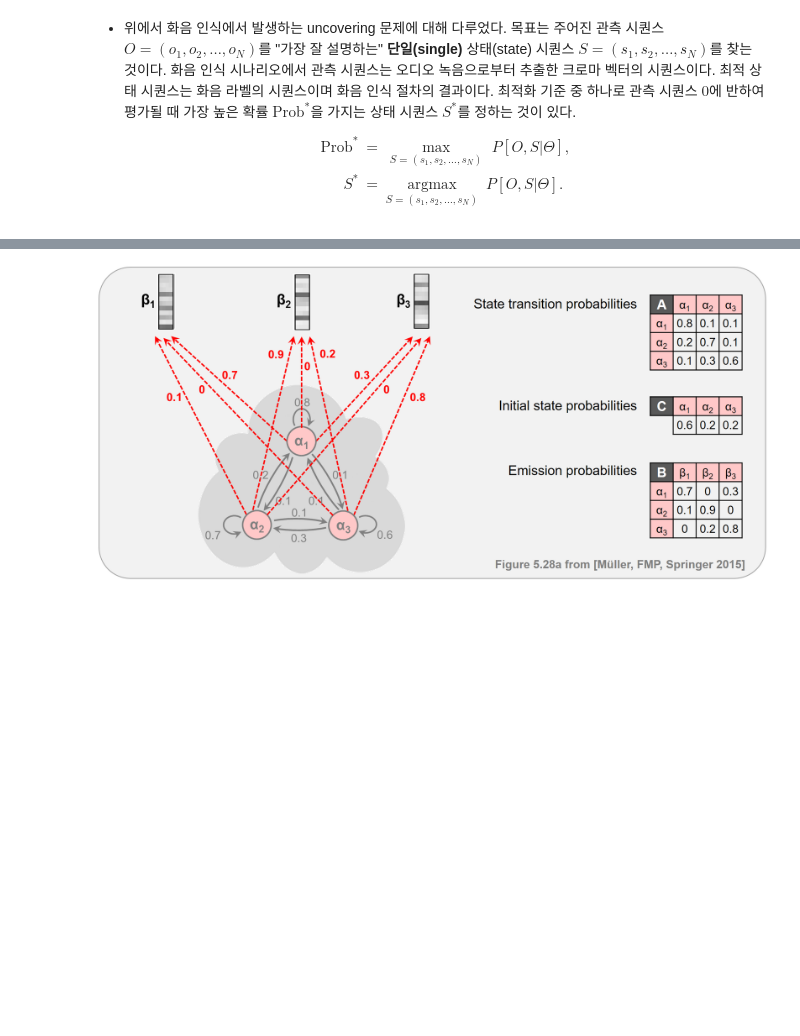
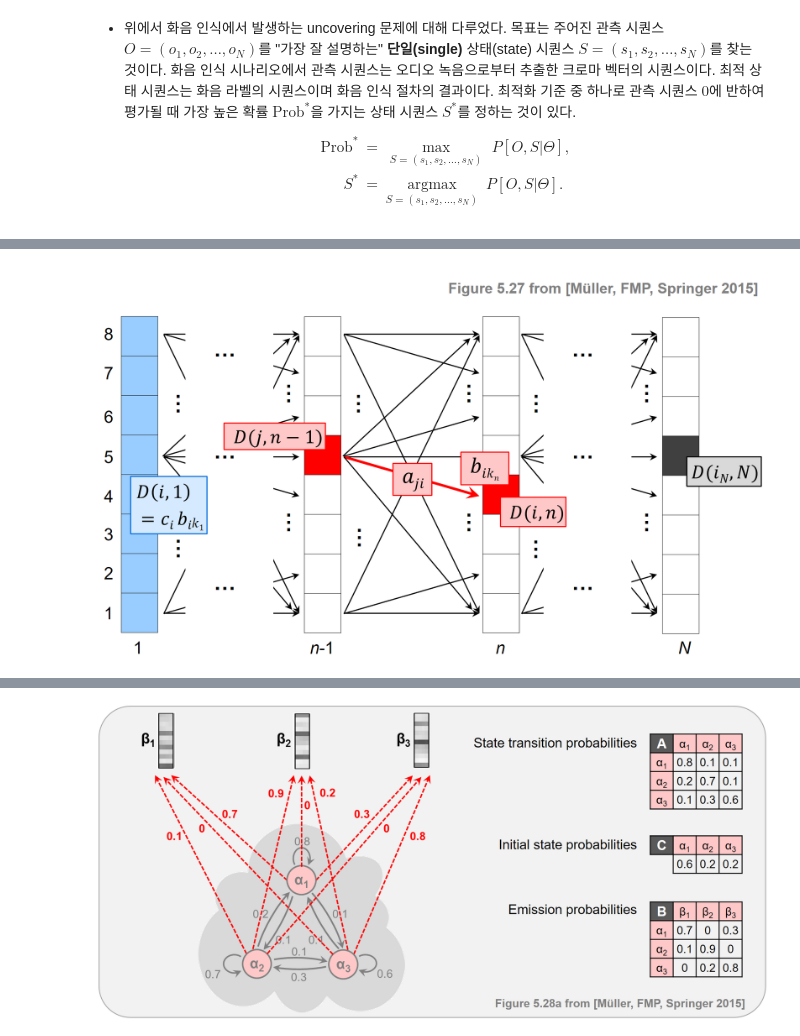
Before and after one commit to jo-cho/mir_kr, a Jupyter notebook: Notebooks/6. Chord Recognition/6.3.HMM-Based_Chord_Recognition.ipynb, the cells around one changed output, grey strips where cells are left out. Cells and saved outputs as stored; diff of their text form; code cells hidden in the pictures; blank space fills up the shorter version.

```diff
--- a/Notebooks/6. Chord Recognition/6.3.HMM-Based_Chord_Recognition.ipynb
+++ b/Notebooks/6. Chord Recognition/6.3.HMM-Based_Chord_Recognition.ipynb
@@ -338,0 +338,4 @@ The overall procedure is similar to the [DTW algorithm](../C3/C3S2_DTWbasic.html
+# %%
+ipd.Image("../img/6.chord_recognition/FMP_C5_F27.png", width="600px")
+# %% [output]
+[figure, added]
```
Also changed, not shown: parts of 51 cells of this notebook.
